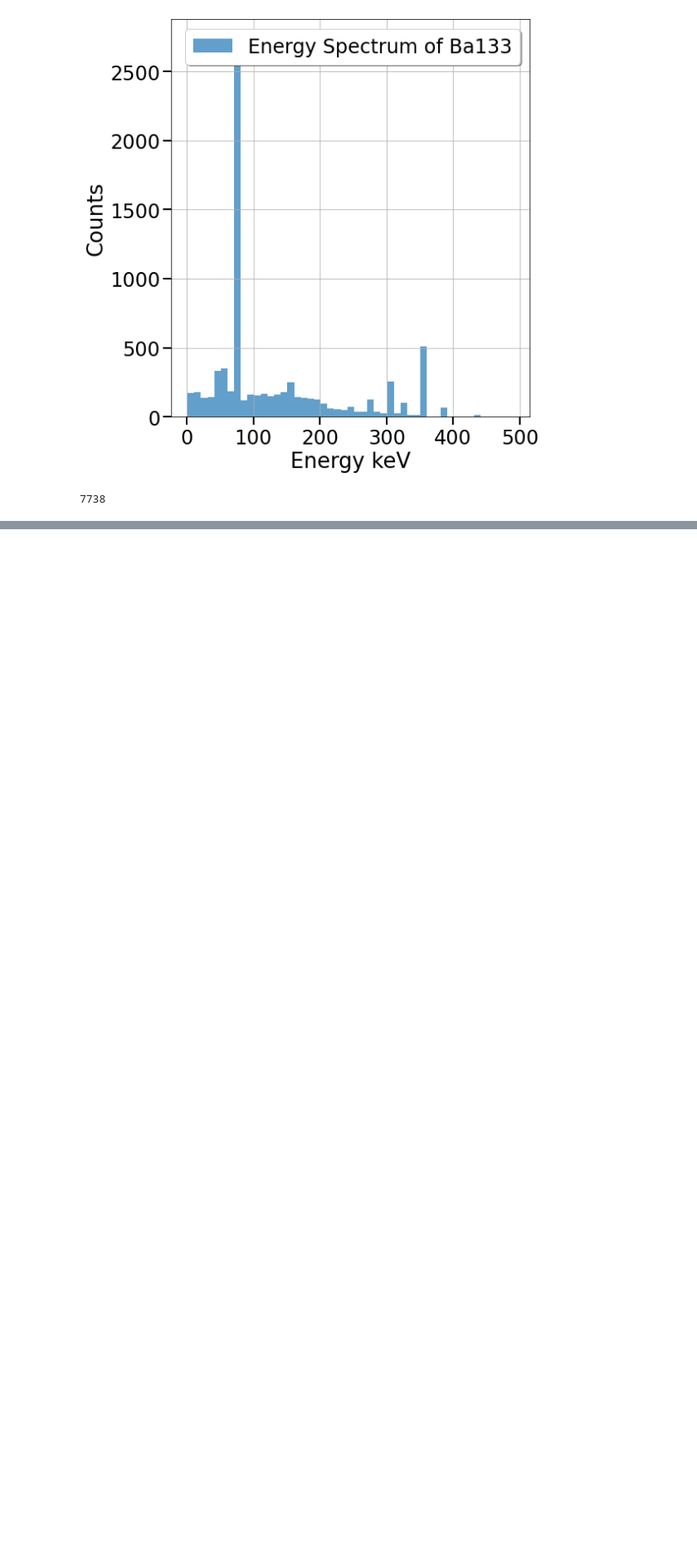
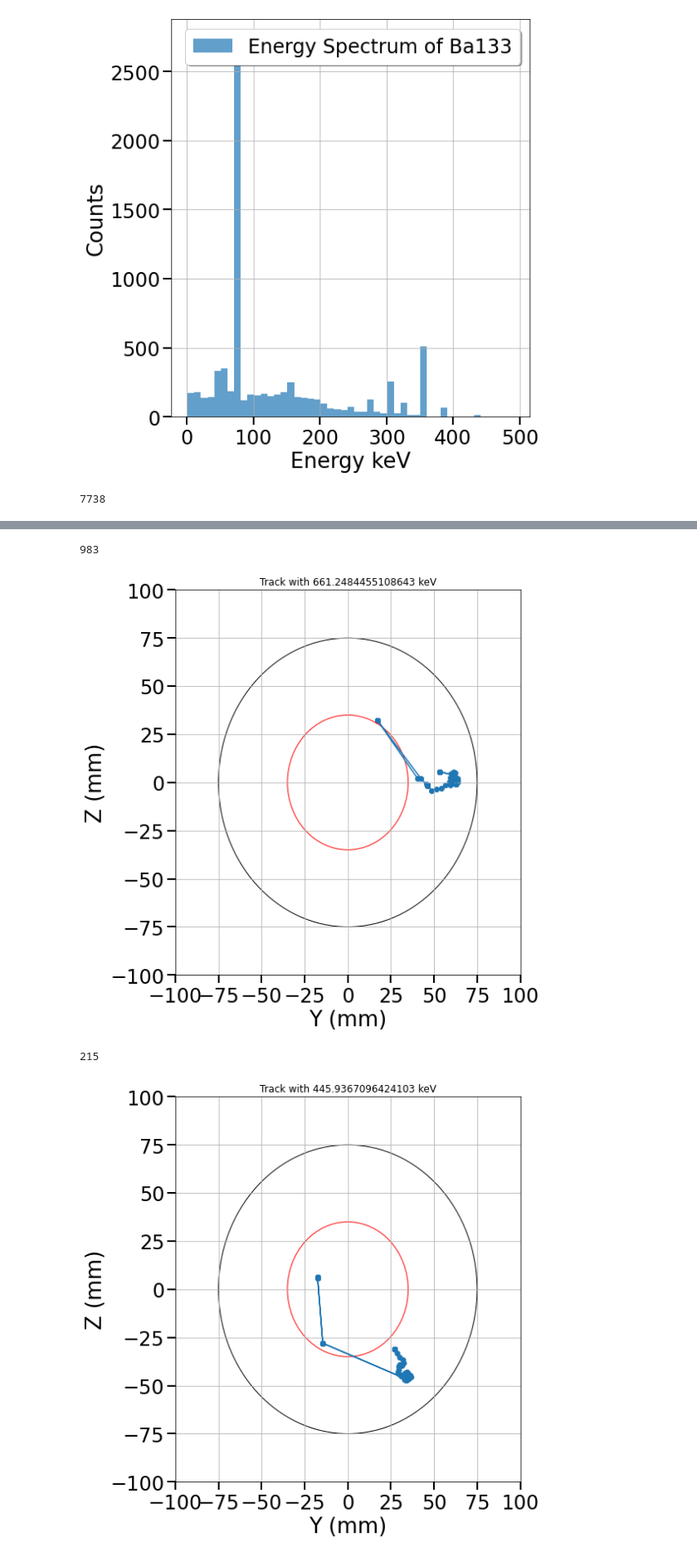
Before and after one commit to ilkerparmaksiz/Analysis, a Jupyter notebook: Crab.ipynb, the cells around one changed output, grey strips where cells are left out. Shown: that part at 83% size. Saved outputs shown, nothing was run; the diff lists cells and outputs as text; code cells hidden in the pictures; blank space fills up the shorter version.

```diff
--- a/Crab.ipynb
+++ b/Crab.ipynb
@@ -155,2 +231,7 @@ BaE2=getEnergys(file)
 # %%
-A=getTracks("/home/ilker/Dropbox/nexus/build/source/Cs137_2mm12.h5",295)
+PlotRandomEvents("/home/ilker/Dropbox/nexus/build/source/Cs137_2mm12.h5",5,400,EventLimit=1000)
+# %% [output]
+983
+[figure, added]
+215
+[figure, added]
```
Also changed, not shown: parts of 16 cells of this notebook.
